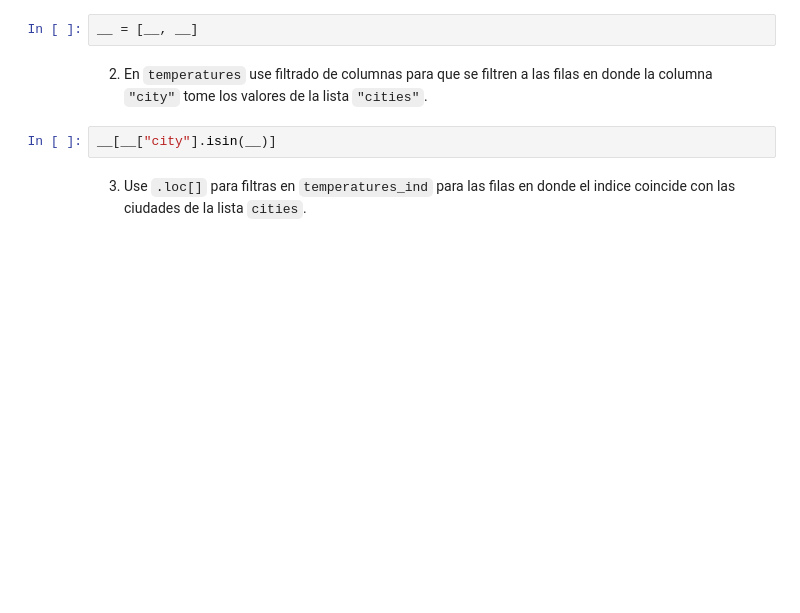
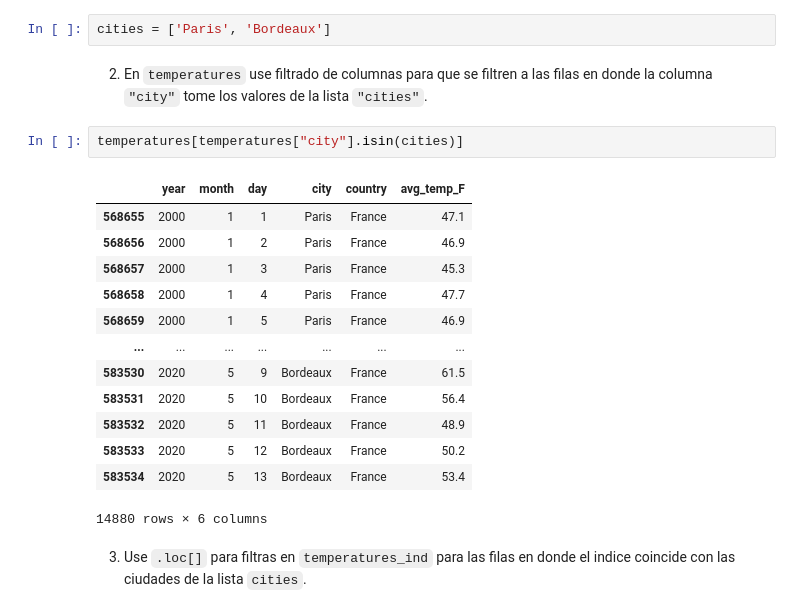
Before and after one commit to Vic-bit/aprMaqI_CEIA, a Jupyter notebook: clase0/practica/4 - Ejercicios Pandas - Temperatura.ipynb, the cells around one changed output. Drawn from its saved outputs; the diff is of its cells as text; blank space fills up the shorter version.

```diff
--- a/clase0/practica/4 - Ejercicios Pandas - Temperatura.ipynb
+++ b/clase0/practica/4 - Ejercicios Pandas - Temperatura.ipynb
@@ -117,11 +117,25 @@ temperatures_ind.reset_index(drop=True)
 
 1. Crea una lista llamada `cities` que contenga a `'Paris'` y  `'Bordeaux'`
 # %%
-__ = [__, __]
+cities = ['Paris', 'Bordeaux']
 # %% [markdown]
 2. En `temperatures` use filtrado de columnas para que se filtren a las filas en donde la columna `"city"` tome los valores de la lista `"cities"`.
 # %%
-__[__["city"].isin(__)]
+temperatures[temperatures["city"].isin(cities)]
+# %% [output]
+|  | year | month | day | city | country | avg_temp_F |
+| 568655 | 2000 | 1 | 1 | Paris | France | 47.1 |
+| 568656 | 2000 | 1 | 2 | Paris | France | 46.9 |
+| 568657 | 2000 | 1 | 3 | Paris | France | 45.3 |
+| 568658 | 2000 | 1 | 4 | Paris | France | 47.7 |
+| 568659 | 2000 | 1 | 5 | Paris | France | 46.9 |
+| ... | ... | ... | ... | ... | ... | ... |
+| 583530 | 2020 | 5 | 9 | Bordeaux | France | 61.5 |
+| 583531 | 2020 | 5 | 10 | Bordeaux | France | 56.4 |
+| 583532 | 2020 | 5 | 11 | Bordeaux | France | 48.9 |
+| 583533 | 2020 | 5 | 12 | Bordeaux | France | 50.2 |
+| 583534 | 2020 | 5 | 13 | Bordeaux | France | 53.4 |
+14880 rows × 6 columns
 # %% [markdown]
 3. Use `.loc[]` para filtras en `temperatures_ind` para las filas en donde el indice coincide con las ciudades de la lista `cities`.
 # %%
```
Also changed, not shown: parts of 7 cells of this notebook, 1 other file.
